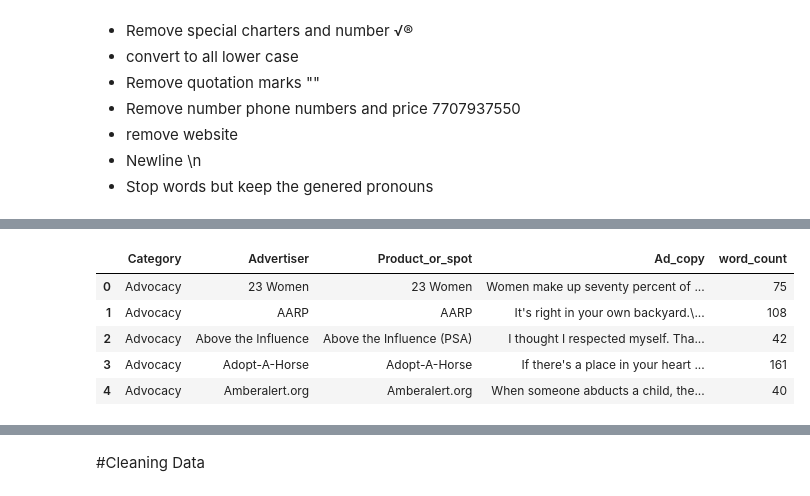
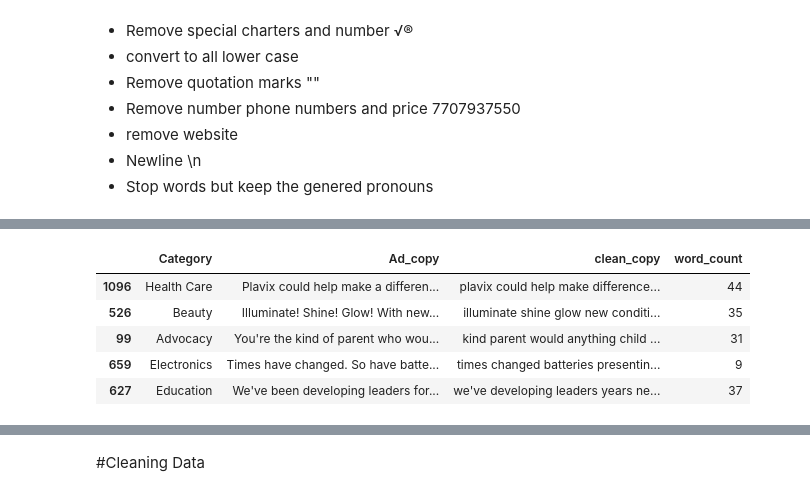
Before and after one commit to lifen-joy/20048573_MastersProject_2023, a Jupyter notebook: ads/explore.ipynb, the cells around one changed output, grey strips where cells are left out. Cells and saved outputs as stored; diff of their text form; code cells hidden in the pictures.

Commit message:
pre process data
Signed-off-by: Joyann Boyce <joyannboyce30@gmail.com>

```diff
--- a/ads/explore.ipynb
+++ b/ads/explore.ipynb
@@ -194,0 +171,34 @@ display(random_sample)
+# %%
+#Cleaning and pre-processing data
+
+# Remove gendered pronouns from the stop words set as this is needed for the testing
+gendered_pronouns = {'he', 'him', 'his', 'himself', 'she', 'her', 'hers', 'herself'}
+stop_words = stop_words.difference(gendered_pronouns)
+
+
+
+def clean_text(text):
+    # Remove special characters, numbers, and quotation marks
+    cleaned_text = re.sub(r"[^a-zA-Z'\s]", " ", text)
+
+    # Convert the text to lowercase
+    cleaned_text = cleaned_text.lower()
+
+    # Remove phone numbers and prices
+    cleaned_text = re.sub(r"\b\d{5,}\b", "", cleaned_text)
+
+    # Remove website URLs
+    cleaned_text = re.sub(r"http[s]?://(?:[a-zA-Z]|[0-9]|[$-_@.&+]|[!*'(),]|(?:%[0-9a-fA-F][0-9a-fA-F]))+", "", cleaned_text)
+
+    # Replace newline characters with spaces
+    cleaned_text = cleaned_text.replace("\n", " ")
+
+    # Remove stopwords while keeping gendered pronouns
+    words = cleaned_text.split()
+    words = [word for word in words if word not in stop_words]
+    cleaned_text = ' '.join(words)
+
+    return cleaned_text
+
+# Apply the cleaning function to the new column
+data['clean_copy'] = data['Ad_copy'].apply(clean_text)
@@ -195,11 +217,13 @@ display(random_sample)
 # %%
-#Number of word in ad_copy
-data['word_count'] = data['Ad_copy'].apply(lambda x: len(str(x).split()))
-data.head(5)
+#Number of words in clean_copy
+data['word_count'] = data['clean_copy'].apply(lambda x: len(str(x).split()))
+random_sample = data.sample(n=5)
+
+display(random_sample)
 # %% [output]
-|  | Category | Advertiser | Product_or_spot | Ad_copy | word_count |
-| 0 | Advocacy | 23 Women | 23 Women | Women make up seventy percent of ... | 75 |
-| 1 | Advocacy | AARP | AARP | It's right in your own backyard.\... | 108 |
-| 2 | Advocacy | Above the Influence | Above the Influence (PSA) | I thought I respected myself. Tha... | 42 |
-| 3 | Advocacy | Adopt-A-Horse | Adopt-A-Horse | If there's a place in your heart ... | 161 |
-| 4 | Advocacy | Amberalert.org | Amberalert.org | When someone abducts a child, the... | 40 |
+|  | Category | Ad_copy | clean_copy | word_count |
+| 1096 | Health Care | Plavix could help make a differen... | plavix could help make difference... | 44 |
+| 526 | Beauty | Illuminate! Shine! Glow! With new... | illuminate shine glow new conditi... | 35 |
+| 99 | Advocacy | You're the kind of parent who wou... | kind parent would anything child ... | 31 |
+| 659 | Electronics | Times have changed. So have batte... | times changed batteries presentin... | 9 |
+| 627 | Education | We've been developing leaders for... | we've developing leaders years ne... | 37 |
```
Also changed, not shown: parts of 25 cells of this notebook.
